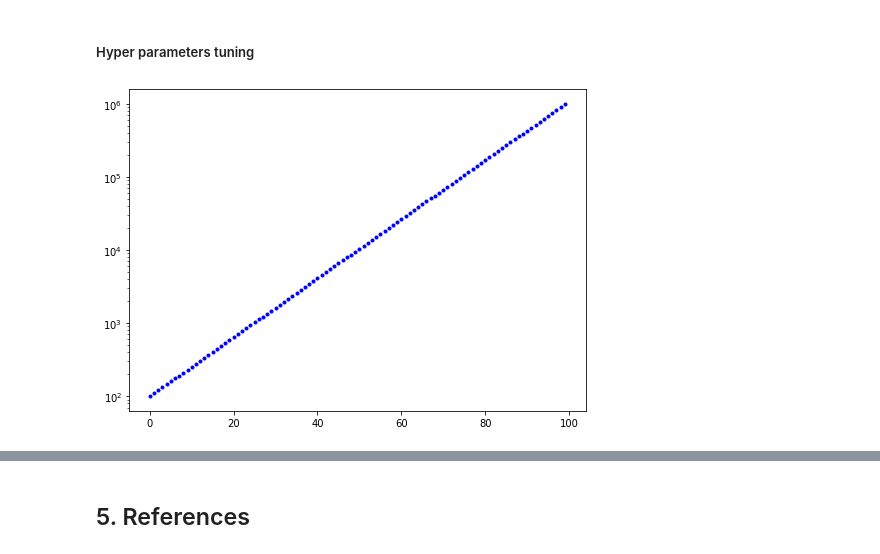
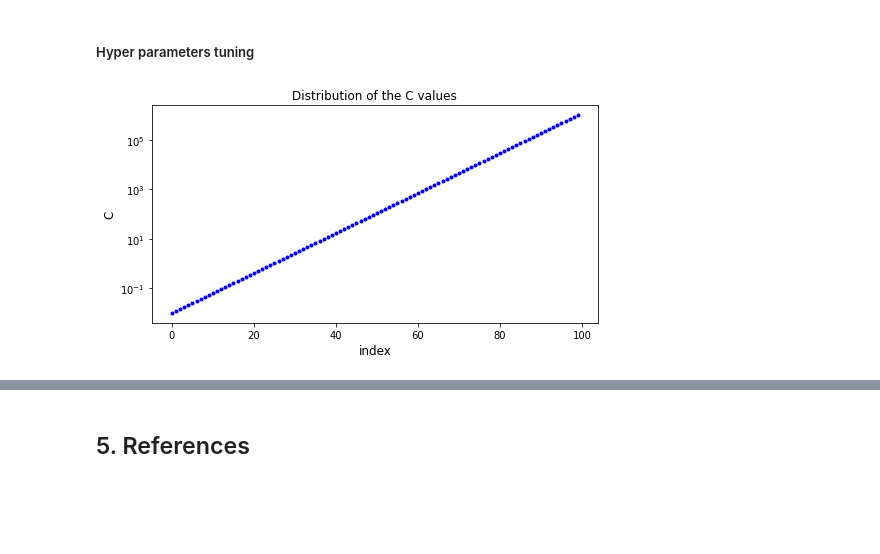
Before and after one commit to przemekbil/PfDA_2021_project, a Jupyter notebook: Project.ipynb, the cells around one changed output, grey strips where cells are left out. Cells and saved outputs as stored; diff of their text form; code cells hidden in the pictures; blank space fills up the shorter version.

```diff
--- a/Project.ipynb
+++ b/Project.ipynb
@@ -916,14 +916,24 @@ weighted avg       0.89      0.76      0.80      9600
 #####  Hyper parameters tuning
 # %%
 # define a list of c values (inverse of regularization strength) to run the model training with
-c_values = np.geomspace(1e2, 1e6, num=100)
+c_values = np.geomspace(1e-2, 1e6, num=100)
 
+# Show the distribution of the c values on the logarithmic scale
 fig, ax = plt.subplots()
+
 ax.plot(c_values, 'b.')
 ax.set_yscale('log')
+
+# Set the labels on the Axis
+ax.set_xlabel('index', fontsize=12)
+ax.set_ylabel('C', fontsize=12)
+
+# Add the title to the Axes
+ax.set_title('Distribution of the C values')
+
 plt.show()
 # %% [output]
-[figure, old version]
+[figure, new version]
 # %%
 %%time
 # Measure and display the calculation time
```
Also changed, not shown: parts of 42 cells of this notebook.
